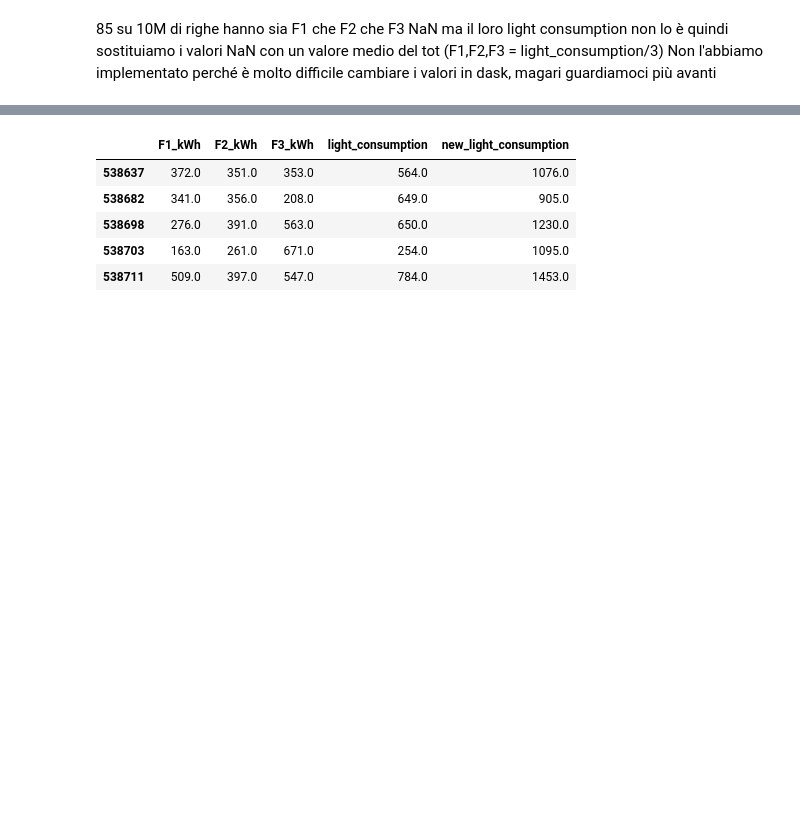
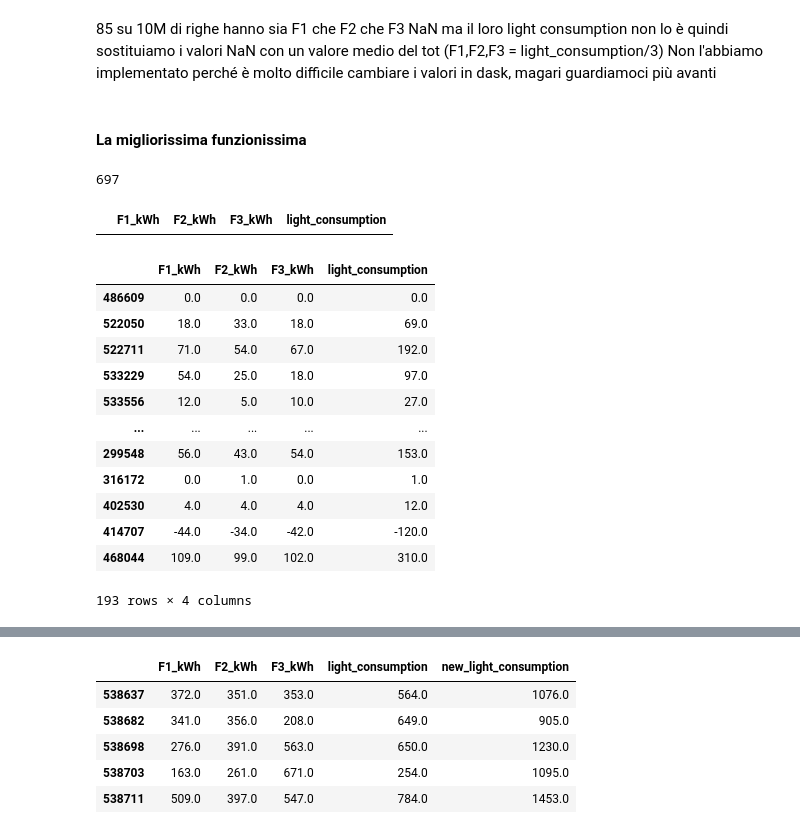
Before and after one commit to Il-Pela/BDMG-Project, a Jupyter notebook: Pelacani.ipynb, the cells around one changed output, grey strips where cells are left out. Cells and saved outputs as stored; diff of their text form; code cells hidden in the pictures; blank space fills up the shorter version.

```diff
--- a/Pelacani.ipynb
+++ b/Pelacani.ipynb
@@ -1013,5 +1099,55 @@ all_na = base[['F1_kWh', 'F2_kWh', 'F3_kWh']].isna().all(axis=1)
 # %% [markdown]
 85 su 10M di righe hanno sia F1 che F2 che F3 NaN ma il loro light consumption non lo è quindi sostituiamo i valori NaN con un valore medio del tot (F1,F2,F3 = light_consumption/3)
 Non l'abbiamo implementato perché è molto difficile cambiare i valori in dask, magari guardiamoci più avanti
+# %% [markdown]
+#### La migliorissima funzionissima
+# %%
+one_na = base[['F1_kWh', 'F2_kWh', 'F3_kWh']].isna().sum(axis=1) >= 1
+one_na.sum().compute()
+# %% [output]
+697
+# %%
+any_na = base[['F1_kWh', 'F2_kWh', 'F3_kWh']].isna().sum(axis=1) >= 1
+base[any_na][['F1_kWh', 'F2_kWh', 'F3_kWh','light_consumption']].compute()
+# %% [output]
+|  | F1_kWh | F2_kWh | F3_kWh | light_consumption |
+# %%
+any_na = base[['F1_kWh', 'F2_kWh', 'F3_kWh']].isna().sum(axis=1) >= 1
+
+def mean_sub(df):
+    any_na = df[['F1_kWh', 'F2_kWh', 'F3_kWh']].isna().sum(axis=1) >= 1
+
+    denominatore = df[['F1_kWh', 'F2_kWh', 'F3_kWh']][any_na].isna().sum(axis=1)
+
+    numeratore = df['light_consumption'][any_na] - df[['F1_kWh', 'F2_kWh', 'F3_kWh']][any_na].fillna(0).sum(axis=1)
+
+    replace = df['F1_kWh'].isna()
+    df['F1_kWh'][replace] = numeratore[replace] / denominatore[replace]
+
+    replace = df['F2_kWh'].isna()
+    df['F2_kWh'][replace] = numeratore[replace] / denominatore[replace]
+
+    replace = df['F3_kWh'].isna()
+    df['F3_kWh'][replace] = numeratore[replace] / denominatore[replace]
+
+    return df
+
+#base.df.map_partitions(mean_sub, meta=base.df)[['F1_kWh', 'F2_kWh', 'F3_kWh','light_consumption']][all_na].compute()
+base[['F1_kWh', 'F2_kWh', 'F3_kWh','light_consumption']] = base.df.map_partitions(mean_sub, meta=base.df)[['F1_kWh', 'F2_kWh', 'F3_kWh','light_consumption']]#.sum()
+base[['F1_kWh', 'F2_kWh', 'F3_kWh','light_consumption']][any_na][['F1_kWh', 'F2_kWh', 'F3_kWh','light_consumption']].compute()
+# %% [output]
+|  | F1_kWh | F2_kWh | F3_kWh | light_consumption |
+| 486609 | 0.0 | 0.0 | 0.0 | 0.0 |
+| 522050 | 18.0 | 33.0 | 18.0 | 69.0 |
+| 522711 | 71.0 | 54.0 | 67.0 | 192.0 |
+| 533229 | 54.0 | 25.0 | 18.0 | 97.0 |
+| 533556 | 12.0 | 5.0 | 10.0 | 27.0 |
+| ... | ... | ... | ... | ... |
+| 299548 | 56.0 | 43.0 | 54.0 | 153.0 |
+| 316172 | 0.0 | 1.0 | 0.0 | 1.0 |
+| 402530 | 4.0 | 4.0 | 4.0 | 12.0 |
+| 414707 | -44.0 | -34.0 | -42.0 | -120.0 |
+| 468044 | 109.0 | 99.0 | 102.0 | 310.0 |
+193 rows × 4 columns
 # %%
 def mean_sub(df):
```
Also changed, not shown: parts of 63 cells of this notebook.
